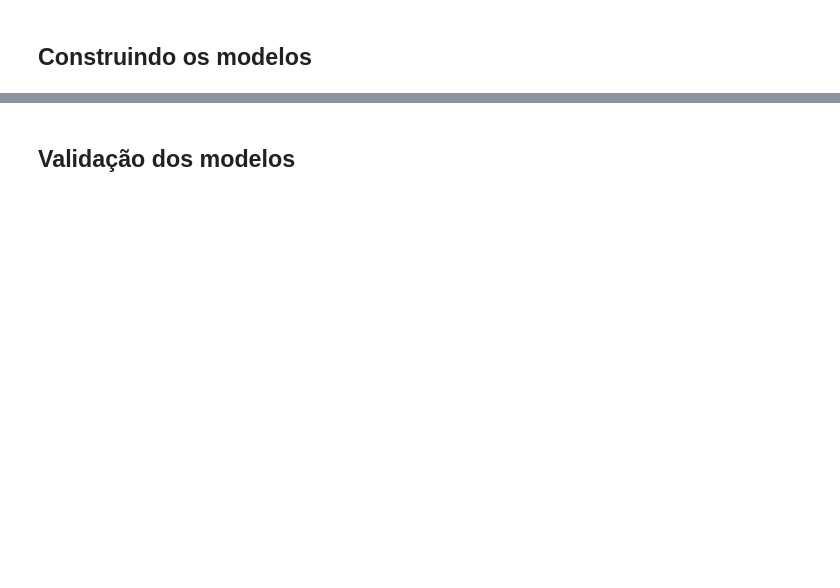
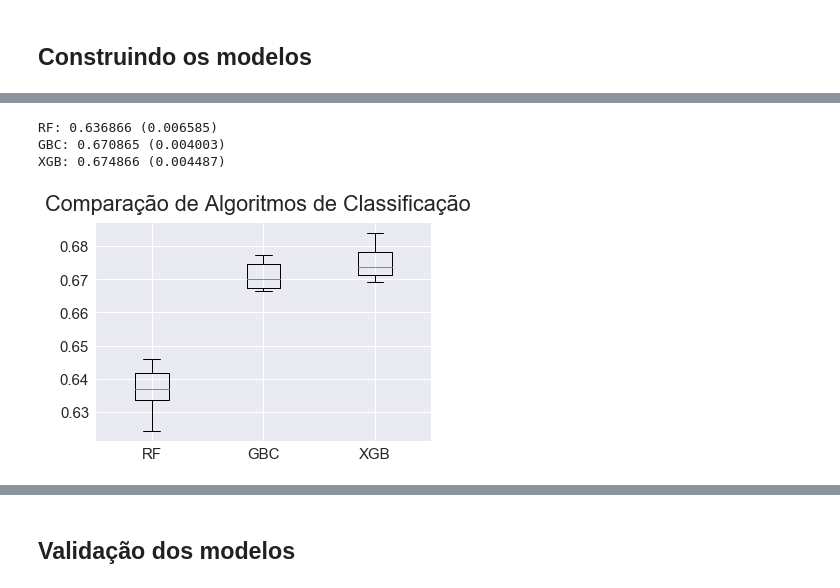
Before and after one commit to balbidatascience/kaggle-home-credit-risk, a Jupyter notebook: Kernel.ipynb, the cells around one changed output, grey strips where cells are left out. Cells and saved outputs as stored; diff of their text form; code cells hidden in the pictures; blank space fills up the shorter version.

```diff
--- a/Kernel.ipynb
+++ b/Kernel.ipynb
@@ -377,4 +454,13 @@ features = train.drop(['SK_ID_CURR', 'TARGET'],axis=1).columns.values
 # %%
+# Substituindo os dados missinsg e realizando feature selection com Random Forest.
+
+train.fillna(-1, inplace = True)
+test.fillna(-1, inplace = True)
+
+rf = RandomForestClassifier(n_estimators=50, max_depth=8, min_samples_leaf=4, max_features=0.5, random_state=2018)
+rf.fit(train.drop(['SK_ID_CURR', 'TARGET'],axis=1), train.TARGET)
+features = train.drop(['SK_ID_CURR', 'TARGET'],axis=1).columns.values
+
 x, y = (list(x) for x in zip(*sorted(zip(rf.feature_importances_, features),
                                                             reverse = False)))
 trace2 = go.Bar(
@@ -528,34 +627,52 @@ from sklearn import cross_validation
 from sklearn.linear_model import LogisticRegression
 from sklearn.tree import DecisionTreeClassifier
 from sklearn.naive_bayes import GaussianNB
 from sklearn.svm import SVC
+from sklearn.ensemble import GradientBoostingClassifier
+from sklearn.neighbors import KNeighborsClassifier
+from xgboost import XGBClassifier
+from sklearn.ensemble import AdaBoostClassifier
 
 num_folds = 10
 num_instances = len(X_train)
 seed = 7
 
 modelos = []
-modelos.append(('LR', LogisticRegression()))
-modelos.append(('CART', DecisionTreeClassifier()))
-modelos.append(('NB', GaussianNB()))
-modelos.append(('RF', RandomForestClassifier()))
+#modelos.append(('LR', LogisticRegression()))
+#modelos.append(('CART', DecisionTreeClassifier()))
+#modelos.append(('NB', GaussianNB()))
+modelos.append(('RF', RandomForestClassifier(max_depth=3, max_features=20, n_estimators=5, random_state=seed)))
+#modelos.append(('KNN', KNeighborsClassifier()))
+modelos.append(('GBC', GradientBoostingClassifier(max_depth=5, learning_rate = 0.01, random_state=seed)))
+modelos.append(('XGB', XGBClassifier(n_estimators=5, seed=seed, learning_rate=0.8, max_depth=5)))
+#modelos.append(('AdaBoost', AdaBoostClassifier(n_estimators=5)))
+
+
+
+# RESULTADO: SVC: 0.497784 (0.010603)
+# modelos.append(('SVC', SVC()))
 
 # Avaliando cada modelo
 resultados = []
 nomes = []
 
 for nome, modelo in modelos:
     kfold = cross_validation.KFold(n = num_instances, n_folds = num_folds, random_state = seed)
     cv_results = cross_validation.cross_val_score(modelo, X_train, Y_train, cv = kfold, scoring = 'accuracy')
     resultados.append(cv_results)
     nomes.append(nome)
     msg = "%s: %f (%f)" % (nome, cv_results.mean(), cv_results.std())
     print(msg)
 
 # Boxplot para comparar os algoritmos
 fig = plt.figure()
 fig.suptitle('Comparação de Algoritmos de Classificação')
 ax = fig.add_subplot(111)
 plt.boxplot(resultados)
 ax.set_xticklabels(nomes)
 plt.show()
+# %% [output]
+RF: 0.636866 (0.006585)
+GBC: 0.670865 (0.004003)
+XGB: 0.674866 (0.004487)
+[figure, added]
```
Also changed, not shown: parts of 58 cells of this notebook.
